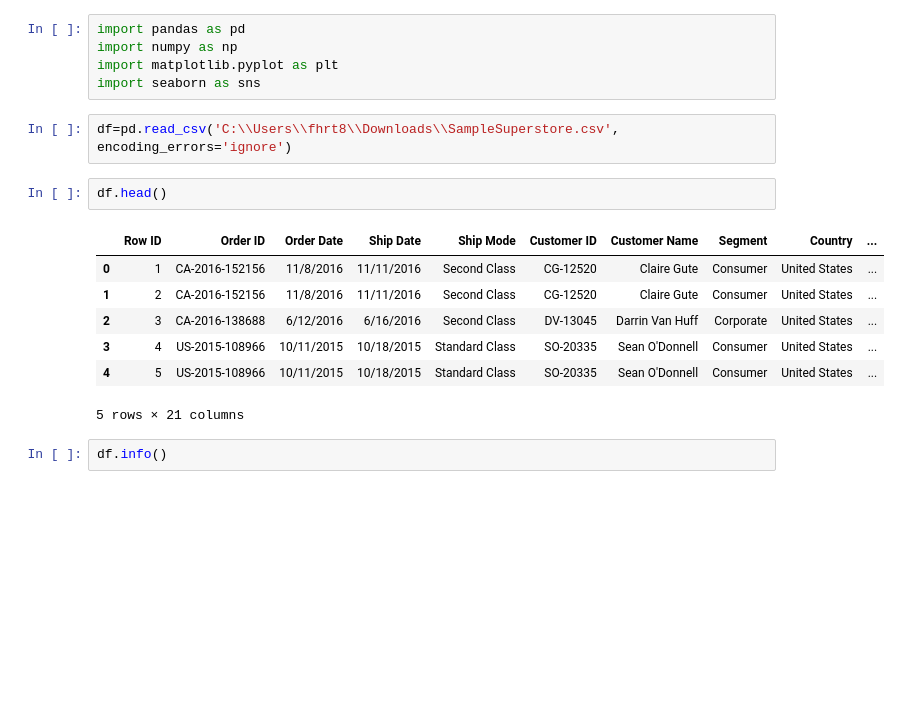
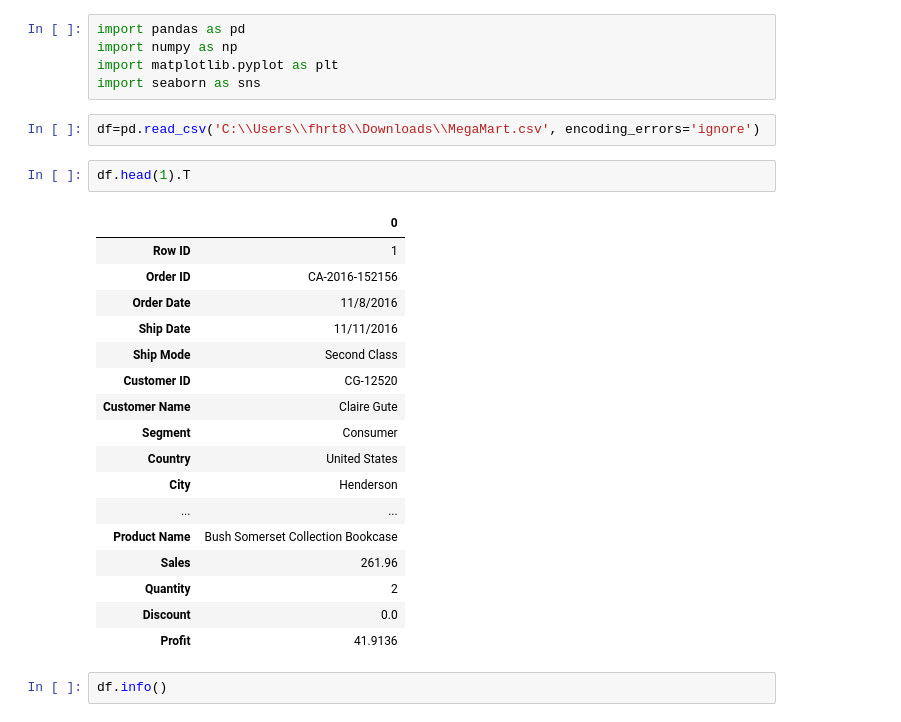
Before and after one commit to fhrt811/Mega-Mart-Analysis, a Jupyter notebook: Notebooks/EDA.ipynb, the cells around one changed output. Cells and saved outputs as stored; diff of their text form; blank space fills up the shorter version.

```diff
--- a/Notebooks/EDA.ipynb
+++ b/Notebooks/EDA.ipynb
@@ -4,17 +4,27 @@ import numpy as np
 import matplotlib.pyplot as plt
 import seaborn as sns
 # %%
-df=pd.read_csv('C:\\Users\\fhrt8\\Downloads\\SampleSuperstore.csv', encoding_errors='ignore')
+df=pd.read_csv('C:\\Users\\fhrt8\\Downloads\\MegaMart.csv', encoding_errors='ignore')
 # %%
-df.head()
+df.head(1).T
 # %% [output]
-|  | Row ID | Order ID | Order Date | Ship Date | Ship Mode | Customer ID | Customer Name | Segment | Country | ... |
-| 0 | 1 | CA-2016-152156 | 11/8/2016 | 11/11/2016 | Second Class | CG-12520 | Claire Gute | Consumer | United States | ... |
-| 1 | 2 | CA-2016-152156 | 11/8/2016 | 11/11/2016 | Second Class | CG-12520 | Claire Gute | Consumer | United States | ... |
-| 2 | 3 | CA-2016-138688 | 6/12/2016 | 6/16/2016 | Second Class | DV-13045 | Darrin Van Huff | Corporate | United States | ... |
-| 3 | 4 | US-2015-108966 | 10/11/2015 | 10/18/2015 | Standard Class | SO-20335 | Sean O'Donnell | Consumer | United States | ... |
-| 4 | 5 | US-2015-108966 | 10/11/2015 | 10/18/2015 | Standard Class | SO-20335 | Sean O'Donnell | Consumer | United States | ... |
+|  | 0 |
+| Row ID | 1 |
+| Order ID | CA-2016-152156 |
+| Order Date | 11/8/2016 |
+| Ship Date | 11/11/2016 |
+| Ship Mode | Second Class |
+| Customer ID | CG-12520 |
+| Customer Name | Claire Gute |
+| Segment | Consumer |
+| Country | United States |
+| City | Henderson |
+| ... | ... |
+| Product Name | Bush Somerset Collection Bookcase |
+| Sales | 261.96 |
+| Quantity | 2 |
+| Discount | 0.0 |
+| Profit | 41.9136 |
-5 rows × 21 columns
 # %%
 df.info()
 # %% [output]
```
Also changed, not shown: parts of 7 cells of this notebook, 1 other file.
